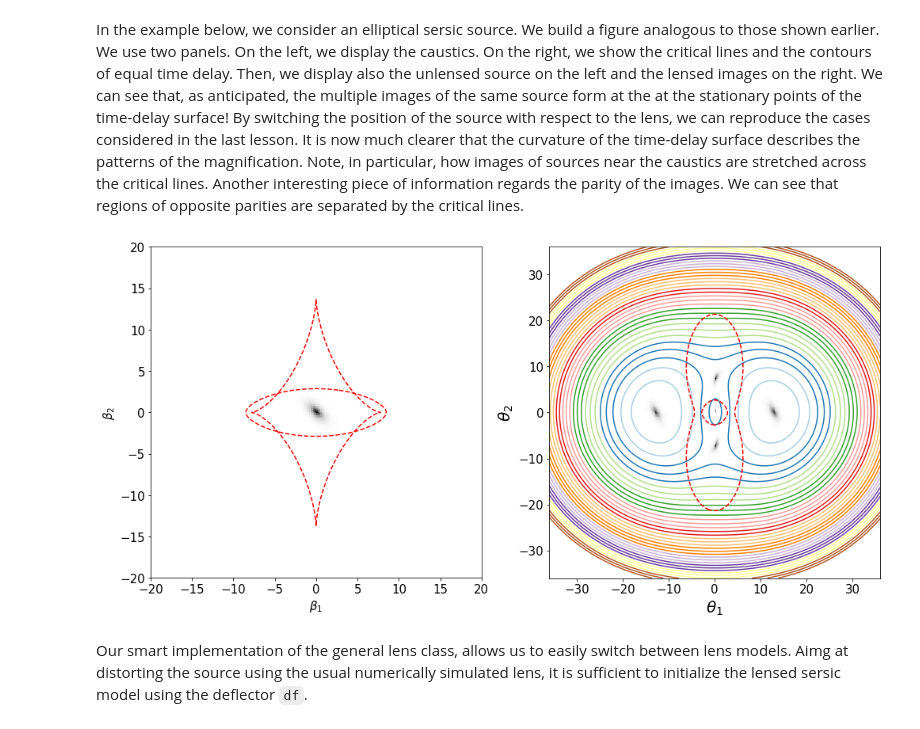
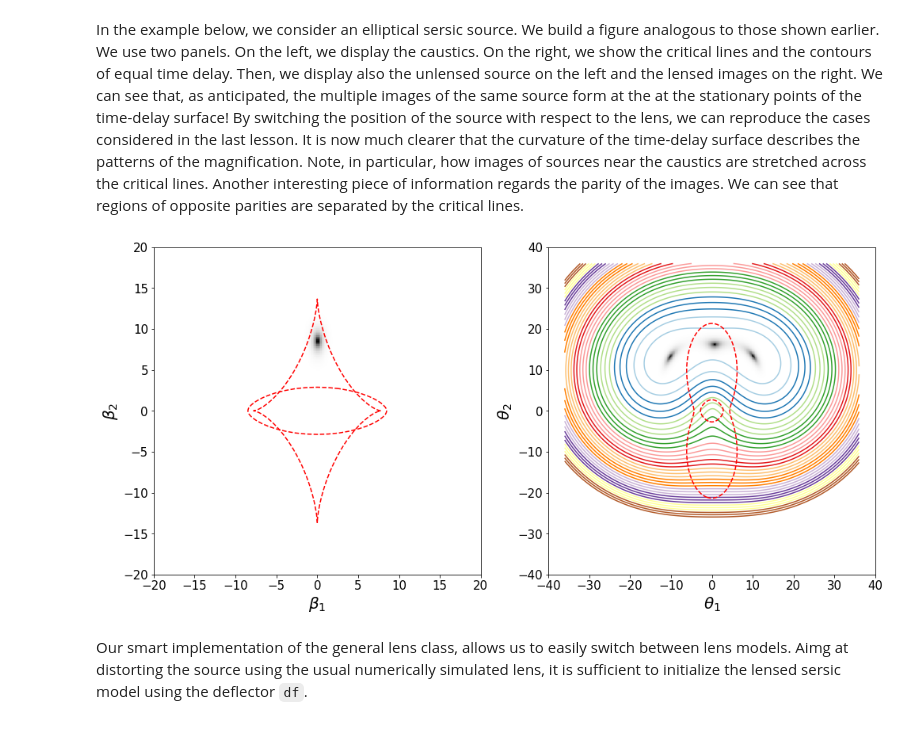
Before and after one commit to maxmen/LensingLectures, a Jupyter notebook: Notebooks/9_2018.ipynb, the cells around one changed output. Drawn from its saved outputs; the diff is of its cells as text; code cells hidden in the pictures.

````diff
--- a/Notebooks/9_2018.ipynb
+++ b/Notebooks/9_2018.ipynb
@@ -529,35 +529,38 @@ In the example below, we consider an elliptical sersic source. We build a figure
 # %%
 label_size = 15
 matplotlib.rcParams['xtick.labelsize'] = label_size
 matplotlib.rcParams['ytick.labelsize'] = label_size
 
 xmin,xmax=-el.size/2,el.size/2
 ymin,ymax=-el.size/2,el.size/2
 size_stamp=150.0
 npix_stamp=1000
 
-nima=0
+nima=3
 beta=[betax[nima],betay[nima]]
 fig,ax=plt.subplots(1,2,figsize=(14,8))
-kwargs={'q': 0.5,'re': 1.0, 'pa': np.pi/4.0, 'n': 1,'ys1': beta[0], 'ys2': beta[1]}
+kwargs={'q': 0.5,'re': 1.0, 'pa': np.pi, 'n': 1,'ys1': beta[0], 'ys2': beta[1]}
 se_unlensed=sersic(size_stamp,npix_stamp,**kwargs)
 se=sersic(size_stamp,npix_stamp,gl=el,**kwargs)
 td=el.t_delay_surf(beta=beta)
 pc=np.linspace(-100,100,100)
 r1,r2=np.meshgrid(pc,pc)
-el.caustics(ax=ax[0],lt='--',alpha=1.0)
-el.clines(ax=ax[1],lt='--',alpha=1.0)
+el.caustics(ax=ax[0],lt='--',alpha=1.0,fontsize=20)
+el.clines(ax=ax[1],lt='--',alpha=1.0,fontsize=20)
 ax[0].imshow(se_unlensed.image,origin='lower',extent=[-se.size/2,se.size/2,-se.size/2,se.size/2],cmap='gray_r')
 ax[1].imshow(se.image,origin='lower',extent=[-se.size/2,se.size/2,-se.size/2,se.size/2],cmap='gray_r')
 el.show_contours(td,ax=ax[1],minx=xmin,miny=ymin,nlevels=35,levmax=500,fontsize=20)
 x0,x1=-20,20
 y0,y1=-20,20
 ax[0].set_xlim([x0,x1])
 ax[0].set_ylim([y0,y1])
-
+x0,x1=-40,40
+y0,y1=-40,40
+ax[1].set_xlim([x0,x1])
+ax[1].set_ylim([y0,y1])
 fig.tight_layout()
 # %% [output]
-[figure, old version]
+[figure, new version]
 # %% [markdown]
 Our smart implementation of the general lens class, allows us to easily switch between lens models. Aimg at distorting the source using the usual numerically simulated lens, it is sufficient to initialize the lensed sersic model using the deflector ```df```.
 # %%
````
Also changed, not shown: parts of 1 cell of this notebook, 3 other files.
